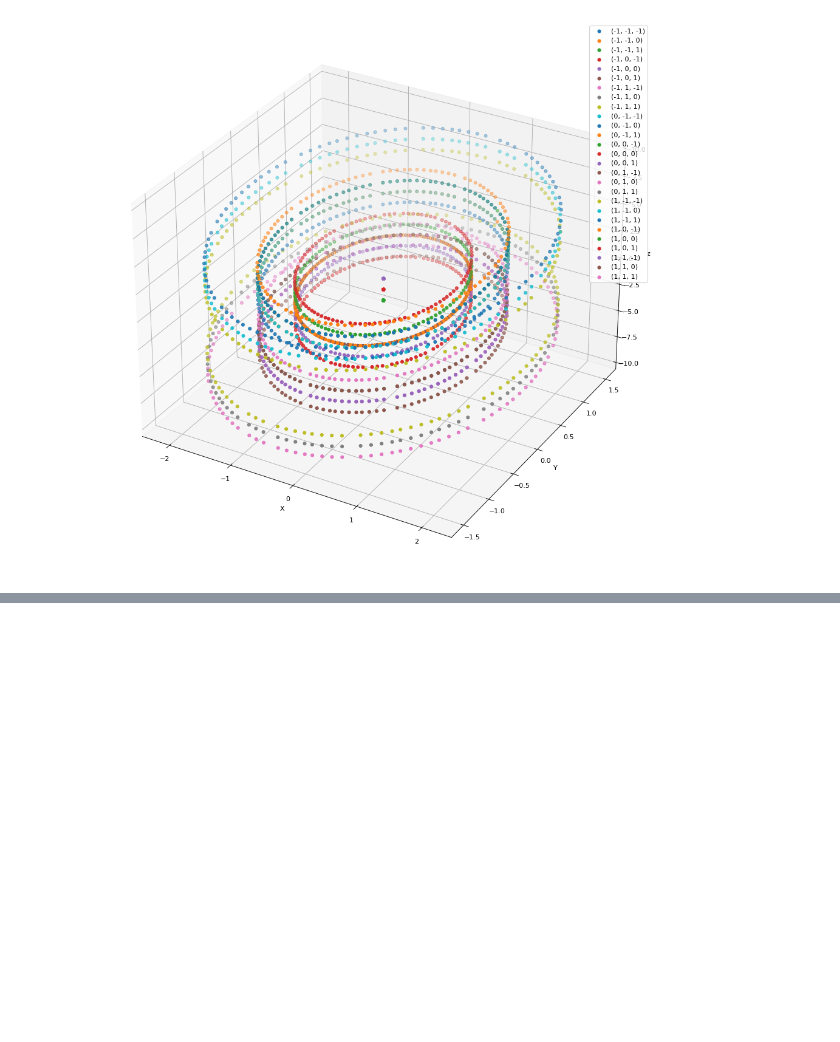
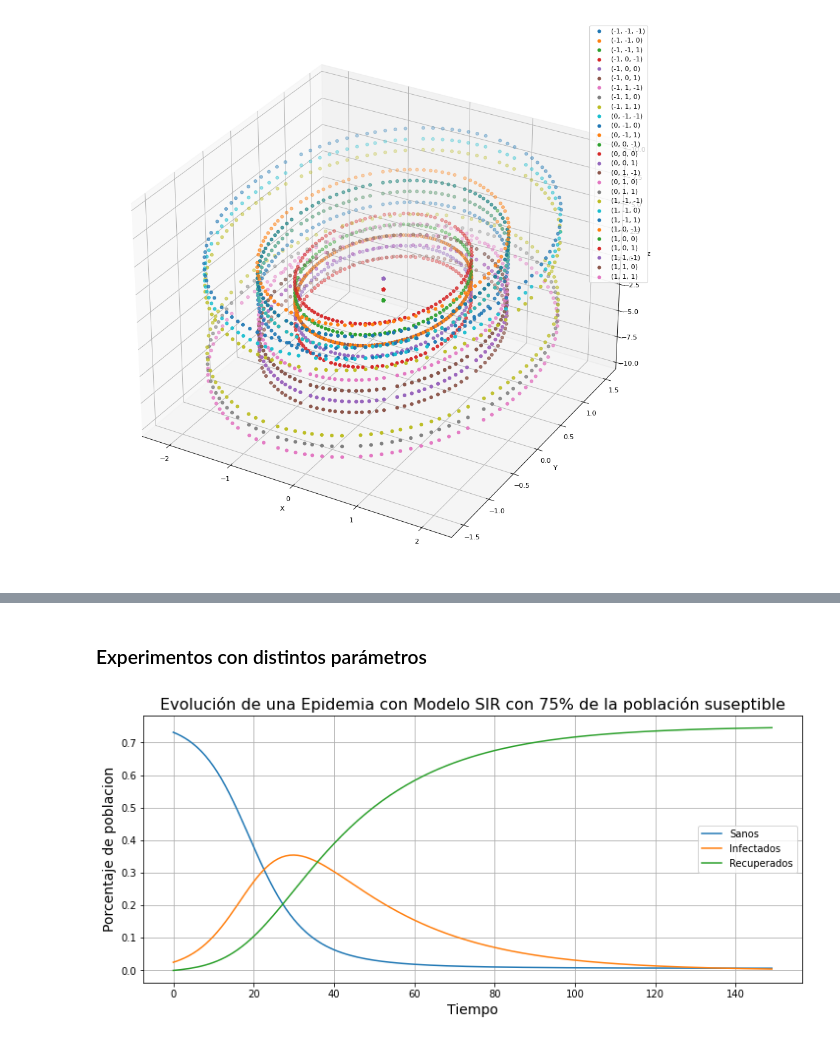
Before and after one commit to Luciana123/simulacion-tp1-2c2021, a Jupyter notebook: TP2/Ejercicios TP2.ipynb, the cells around one changed output, grey strips where cells are left out. Saved outputs shown, nothing was run; the diff lists cells and outputs as text; code cells hidden in the pictures; blank space fills up the shorter version.

```diff
--- a/TP2/Ejercicios TP2.ipynb
+++ b/TP2/Ejercicios TP2.ipynb
@@ -182,0 +304,25 @@ ax.legend()
+# %% [markdown]
+### Experimentos con distintos parámetros
+# %%
+population = 1
+I0 = population * 0.025
+R0 = 0
+S0 = (population - I0 - R0) * 0.75
+
+h = 1
+
+beta = 0.27
+gamma = 0.043
+
+x0 = [S0,I0,R0]
+x = RK4(SIR_model, x0, h, [0,150], beta, gamma, population)
+
+plt.figure(figsize=(12,5))
+plt.plot(x[0])
+plt.title('Evolución de una Epidemia con Modelo SIR con 75% de la población suseptible', fontsize=16)
+plt.xlabel('Tiempo', fontsize=14)
+plt.ylabel('Porcentaje de poblacion', fontsize=14)
+plt.legend(['Sanos', 'Infectados', 'Recuperados'])
+plt.grid()
+# %% [output]
+[figure, added]
```
Also changed, not shown: parts of 16 cells of this notebook, 1 other file.
